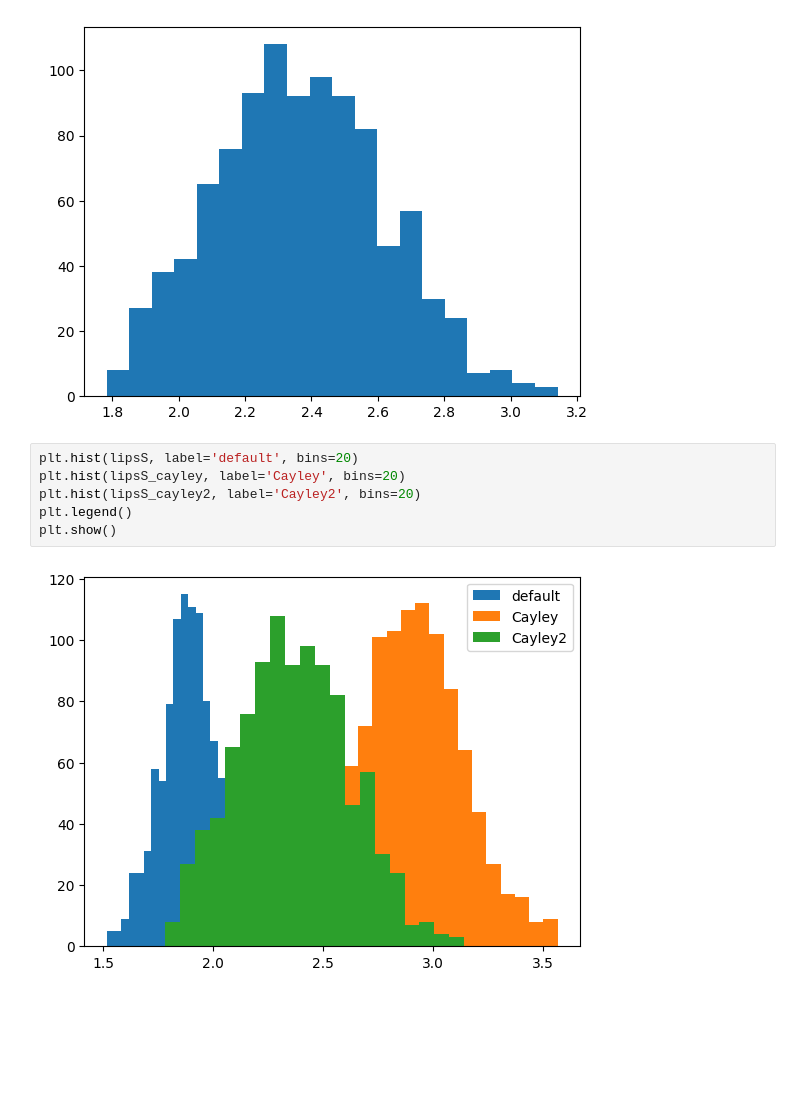
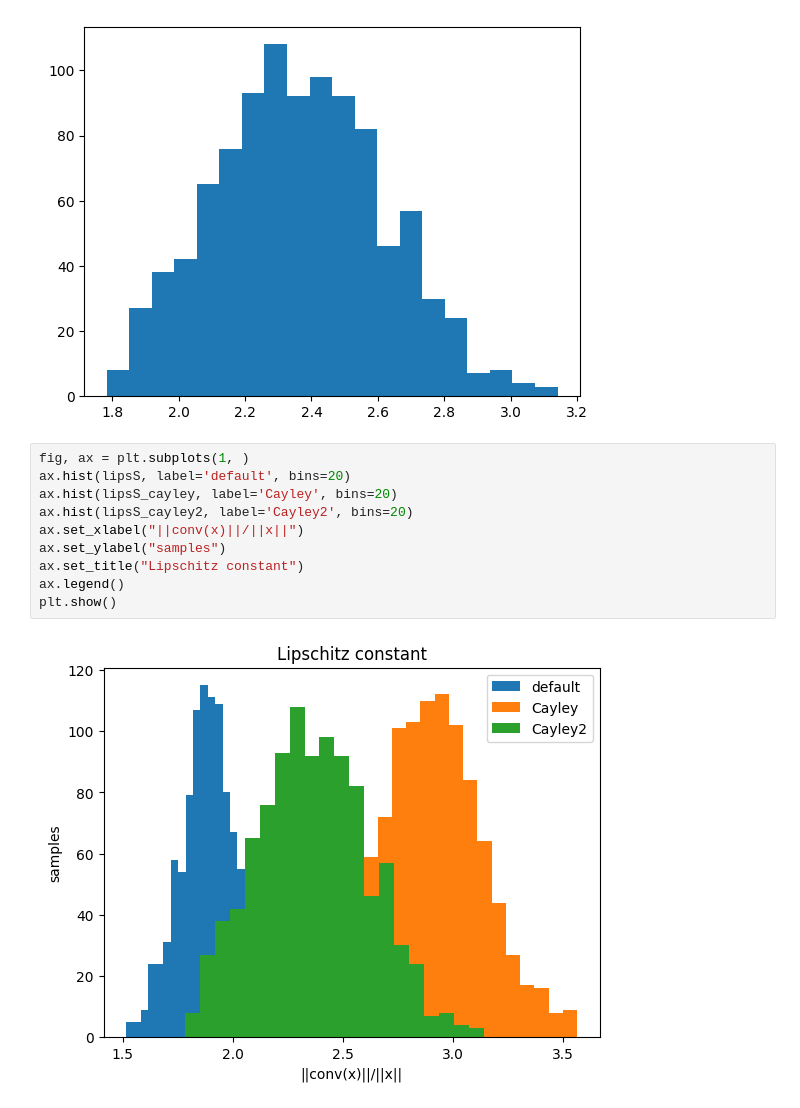
Before and after one commit to abhhfcgjk/VG_Architectural_Adversarial_Robustness, a Jupyter notebook: lips_eval.ipynb, the cells around one changed output. Cells and saved outputs as stored; diff of their text form; blank space fills up the shorter version.

Commit message:
graphs

```diff
--- a/lips_eval.ipynb
+++ b/lips_eval.ipynb
@@ -151,10 +151,14 @@ plt.show()
 # %% [output]
 [figure]
 # %%
-plt.hist(lipsS, label='default', bins=20)
-plt.hist(lipsS_cayley, label='Cayley', bins=20)
-plt.hist(lipsS_cayley2, label='Cayley2', bins=20)
-plt.legend()
+fig, ax = plt.subplots(1, )
+ax.hist(lipsS, label='default', bins=20)
+ax.hist(lipsS_cayley, label='Cayley', bins=20)
+ax.hist(lipsS_cayley2, label='Cayley2', bins=20)
+ax.set_xlabel("||conv(x)||/||x||")
+ax.set_ylabel("samples")
+ax.set_title("Lipschitz constant")
+ax.legend()
 plt.show()
 # %% [output]
-[figure, old version]
+[figure, new version]
```
